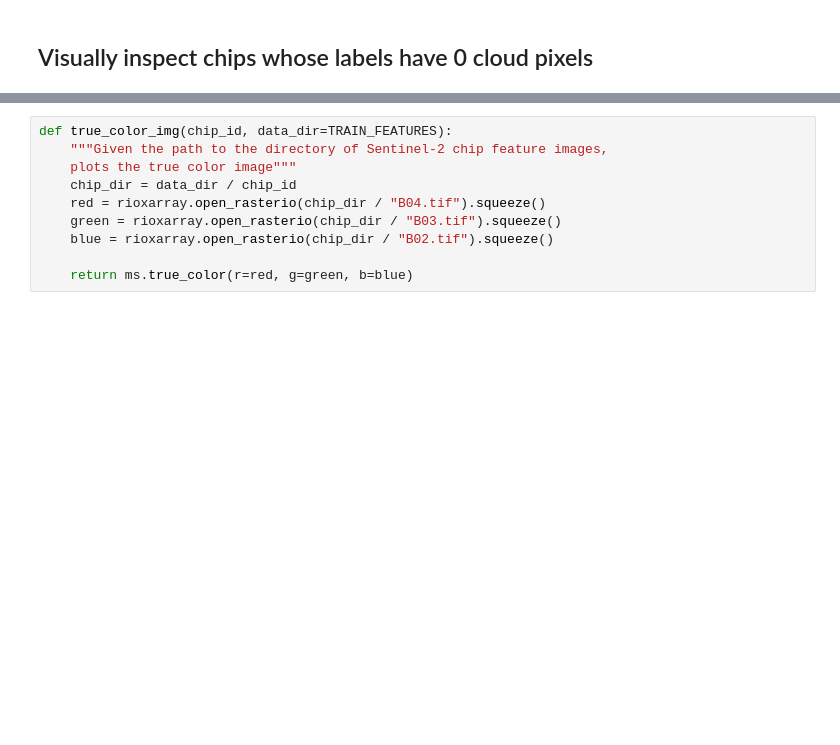
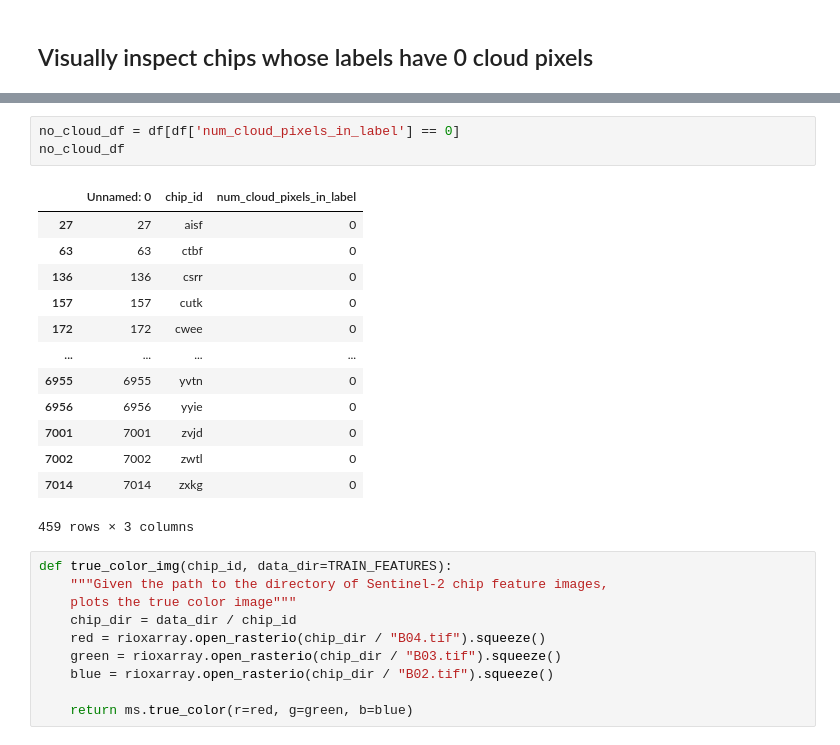
Before and after one commit to kurteulau/ucb_mids_w207_final_project, a Jupyter notebook: notebooks/tutorial_benchmark-Copy2.ipynb, the cells around one changed output, grey strips where cells are left out. Saved outputs shown, nothing was run; the diff lists cells and outputs as text; blank space fills up the shorter version.

```diff
--- a/notebooks/tutorial_benchmark-Copy2.ipynb
+++ b/notebooks/tutorial_benchmark-Copy2.ipynb
@@ -507,3 +525,20 @@ if Path(file_path).is_file():
+# %%
+no_cloud_df = df[df['num_cloud_pixels_in_label'] == 0]
+no_cloud_df
+# %% [output]
+|  | Unnamed: 0 | chip_id | num_cloud_pixels_in_label |
+| 27 | 27 | aisf | 0 |
+| 63 | 63 | ctbf | 0 |
+| 136 | 136 | csrr | 0 |
+| 157 | 157 | cutk | 0 |
+| 172 | 172 | cwee | 0 |
+| ... | ... | ... | ... |
+| 6955 | 6955 | yvtn | 0 |
+| 6956 | 6956 | yyie | 0 |
+| 7001 | 7001 | zvjd | 0 |
+| 7002 | 7002 | zwtl | 0 |
+| 7014 | 7014 | zxkg | 0 |
+459 rows × 3 columns
 # %%
 def true_color_img(chip_id, data_dir=TRAIN_FEATURES):
     """Given the path to the directory of Sentinel-2 chip feature images,
```
Also changed, not shown: parts of 6 cells of this notebook, 5 other files.
